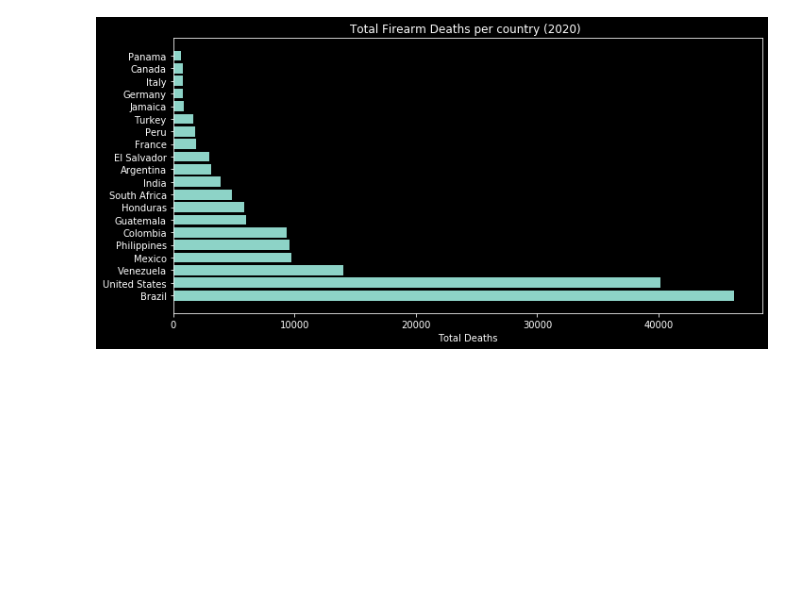
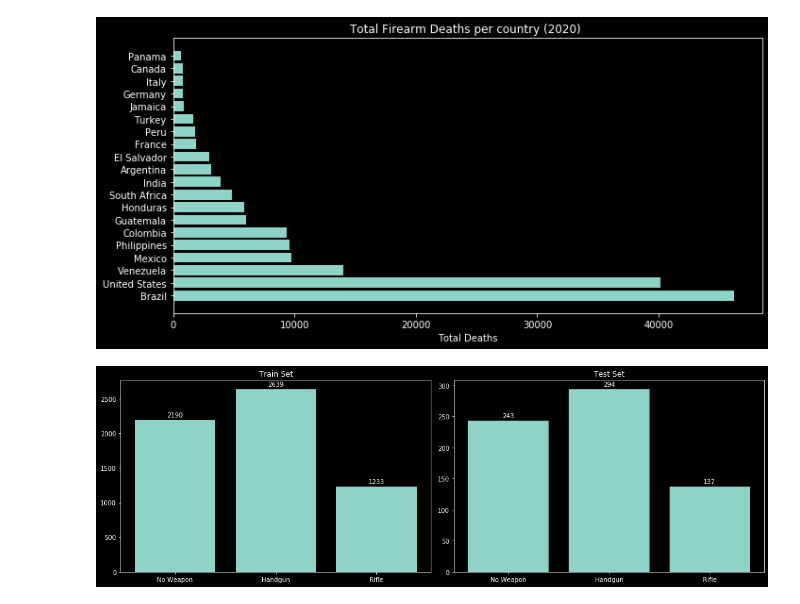
Before and after one commit to HeeebsInc/WeaponDetection, a Jupyter notebook: Other.ipynb, the cells around one changed output. Saved outputs shown, nothing was run; the diff lists cells and outputs as text; code cells hidden in the pictures; blank space fills up the shorter version.

```diff
--- a/Other.ipynb
+++ b/Other.ipynb
@@ -16,6 +16,33 @@ plt.tight_layout()
 plt.savefig('figures/FirearmDeaths.png')
 # %% [output]
 [figure]
+# %%
+
+def autolabel(rects, ax):
+    """Attach a text label above each bar in *rects*, displaying its height."""
+    for rect in rects:
+        height = rect.get_height()
+        ax.annotate('{}'.format(height),
+                    xy=(rect.get_x() + rect.get_width() / 2, height),
+                    xytext=(0, 3),  # 3 points vertical offset
+                    textcoords="offset points",
+                    ha='center', va='bottom')
+
+fig, ax = plt.subplots(1,2, figsize = (15, 5))
+rects1 = ax[0].bar(['No Weapon', 'Handgun', 'Rifle'], [2190, 2639, 1233])
+ax[0].set_title('Train Set')
+
+
+rects2 = ax[1].bar(['No Weapon', 'Handgun', 'Rifle'], [243, 294, 137])
+ax[1].set_title('Test Set')
+
+autolabel(rects1, ax[0])
+autolabel(rects2, ax[1])
+
+plt.tight_layout()
+plt.savefig('figures/ClassFreq.png')
+# %% [output]
+[figure, added]
 # %%
 def get_image_value(path, dim, edge = False, img_type = 'normal'):
     if edge:
```
Also changed, not shown: 2 other files.
